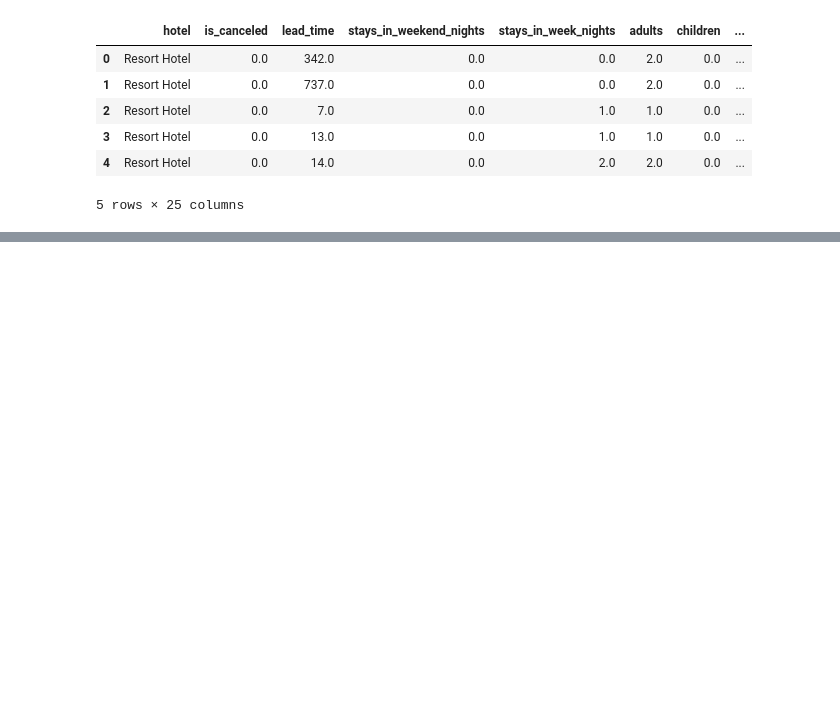
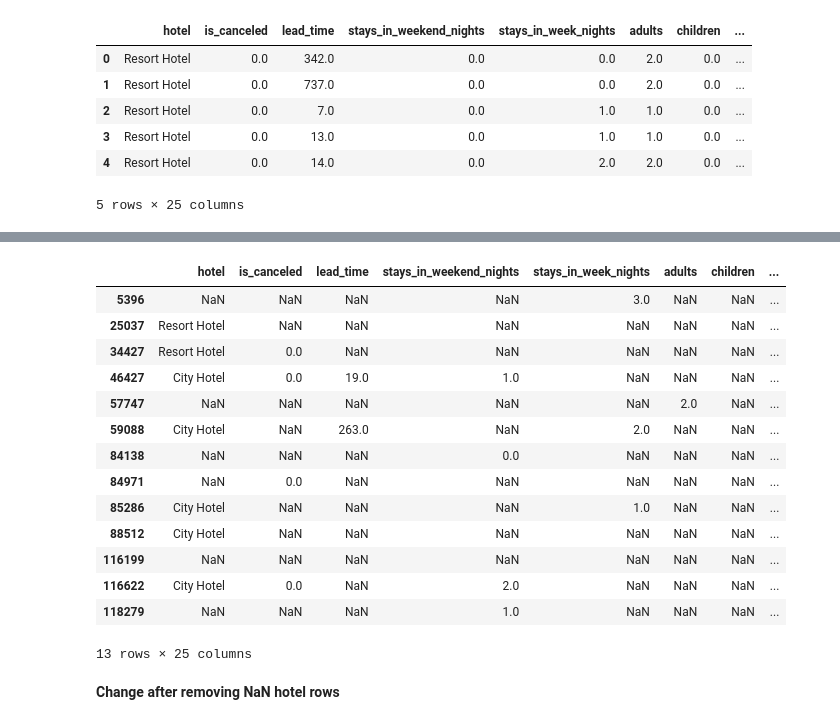
Before and after one commit to Kekkles1/BI-Colab, a Jupyter notebook: BI Assignment.ipynb, the cells around one changed output, grey strips where cells are left out. Cells and saved outputs as stored; diff of their text form; code cells hidden in the pictures; blank space fills up the shorter version.

```diff
--- a/BI Assignment.ipynb
+++ b/BI Assignment.ipynb
@@ -635,0 +620,18 @@ df.head()
+# %%
+df[df['adr'].isna()]
+# %% [output]
+|  | hotel | is_canceled | lead_time | stays_in_weekend_nights | stays_in_week_nights | adults | children | ... |
+| 5396 | NaN | NaN | NaN | NaN | 3.0 | NaN | NaN | ... |
+| 25037 | Resort Hotel | NaN | NaN | NaN | NaN | NaN | NaN | ... |
+| 34427 | Resort Hotel | 0.0 | NaN | NaN | NaN | NaN | NaN | ... |
+| 46427 | City Hotel | 0.0 | 19.0 | 1.0 | NaN | NaN | NaN | ... |
+| 57747 | NaN | NaN | NaN | NaN | NaN | 2.0 | NaN | ... |
+| 59088 | City Hotel | NaN | 263.0 | NaN | 2.0 | NaN | NaN | ... |
+| 84138 | NaN | NaN | NaN | 0.0 | NaN | NaN | NaN | ... |
+| 84971 | NaN | 0.0 | NaN | NaN | NaN | NaN | NaN | ... |
+| 85286 | City Hotel | NaN | NaN | NaN | 1.0 | NaN | NaN | ... |
+| 88512 | City Hotel | NaN | NaN | NaN | NaN | NaN | NaN | ... |
+| 116199 | NaN | NaN | NaN | NaN | NaN | NaN | NaN | ... |
+| 116622 | City Hotel | 0.0 | NaN | 2.0 | NaN | NaN | NaN | ... |
+| 118279 | NaN | NaN | NaN | 1.0 | NaN | NaN | NaN | ... |
+13 rows × 25 columns
@@ -635,0 +641,2 @@ df.head()
+# %% [markdown]
+**Change after removing NaN hotel rows**
```
Also changed, not shown: parts of 14 cells of this notebook.
